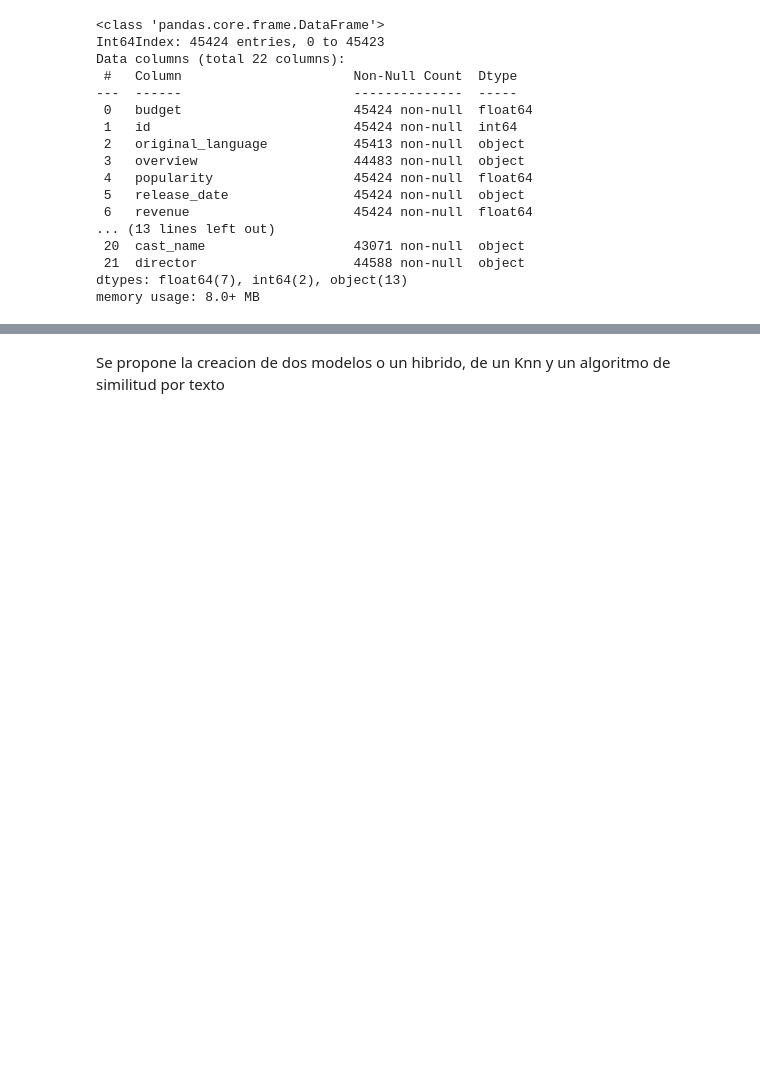
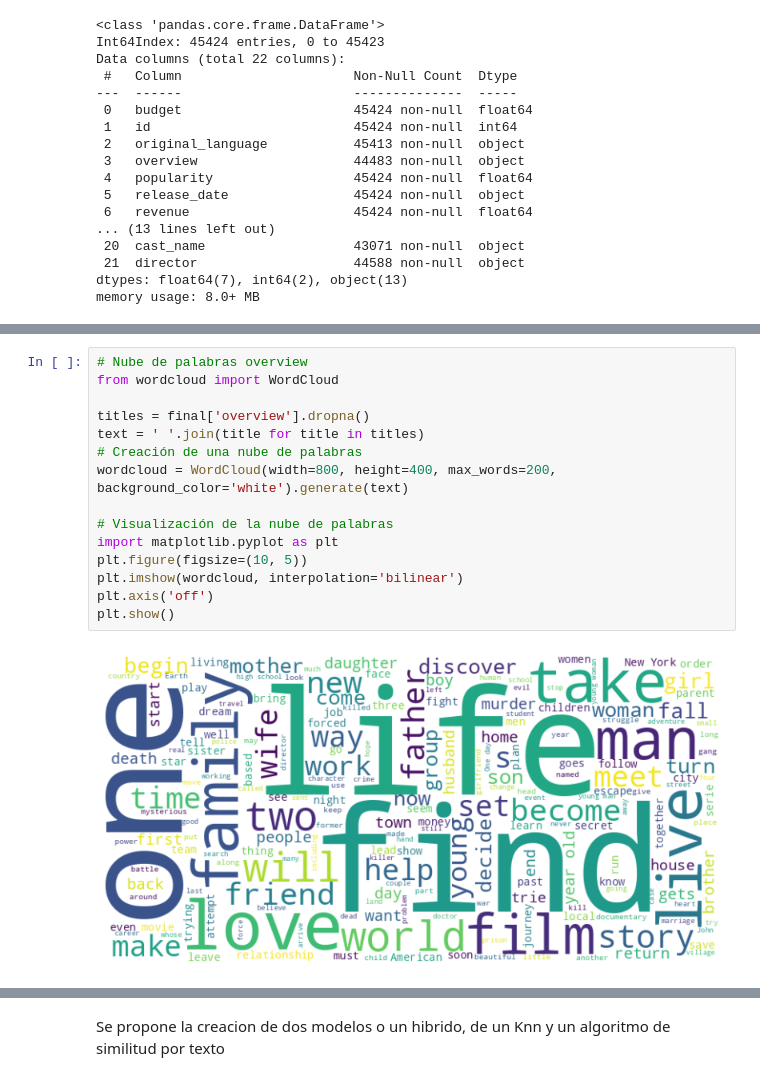
Before and after one commit to AlbaCastillo/Movie-Recommendations-Model, a Jupyter notebook: EDAyML.ipynb, the cells around one changed output, grey strips where cells are left out. Saved outputs shown, nothing was run; the diff lists cells and outputs as text; blank space fills up the shorter version.

```diff
--- a/EDAyML.ipynb
+++ b/EDAyML.ipynb
@@ -63,0 +103,17 @@ memory usage: 8.0+ MB
+# %%
+# Nube de palabras overview
+from wordcloud import WordCloud
+
+titles = final['overview'].dropna()
+text = ' '.join(title for title in titles)
+# Creación de una nube de palabras
+wordcloud = WordCloud(width=800, height=400, max_words=200, background_color='white').generate(text)
+
+# Visualización de la nube de palabras
+import matplotlib.pyplot as plt
+plt.figure(figsize=(10, 5))
+plt.imshow(wordcloud, interpolation='bilinear')
+plt.axis('off')
+plt.show()
+# %% [output]
+[figure, added]
```
Also changed, not shown: parts of 40 cells of this notebook.
